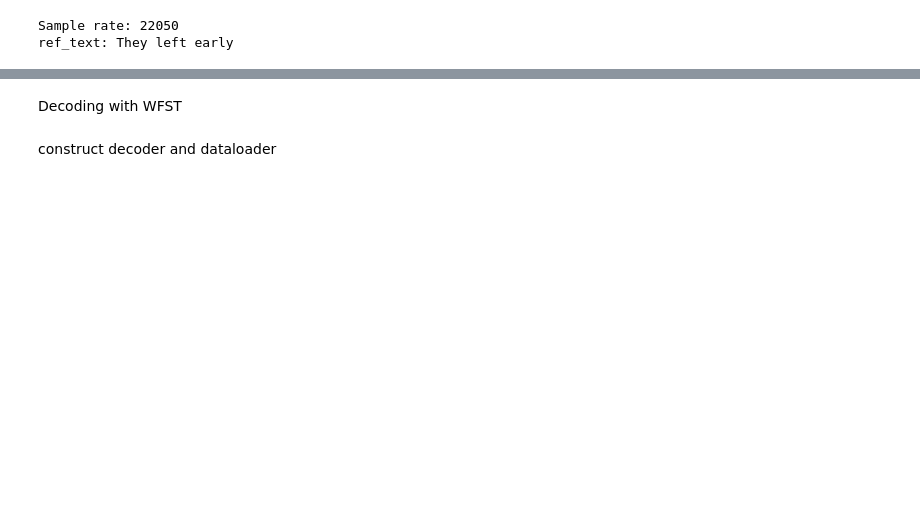
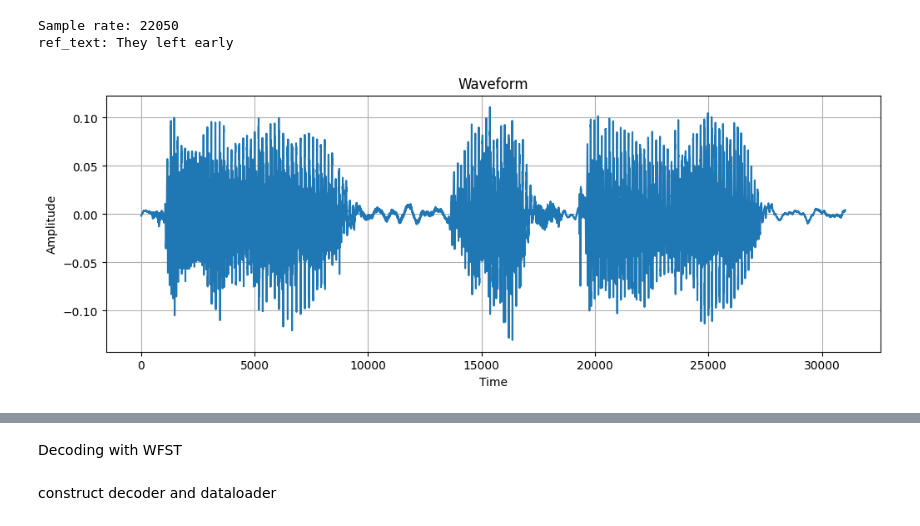
Before and after one commit to Berkeley-Speech-Group/DysfluentWFST, a Jupyter notebook: main.ipynb, the cells around one changed output, grey strips where cells are left out. Cells and saved outputs as stored; diff of their text form; code cells hidden in the pictures; blank space fills up the shorter version.

```diff
--- a/main.ipynb
+++ b/main.ipynb
@@ -24,6 +24,18 @@ print(f'ref_text: {ref_text}')
 [interactive output not drawn]
 Sample rate: 22050
 ref_text: They left early
+# %%
+# plot the waveform
+import matplotlib.pyplot as plt
+plt.figure(figsize=(12, 4))
+plt.plot(waveform.t().numpy())
+plt.title("Waveform")
+plt.xlabel("Time")
+plt.ylabel("Amplitude")
+plt.grid()
+plt.show()
+# %% [output]
+[figure, added]
 # %%
 # Load pre-trained Wav2Vec 2.0 model and processor
 processor = Wav2Vec2Processor.from_pretrained("facebook/wav2vec2-xlsr-53-phon-cv-ft")
```
Also changed, not shown: parts of 9 cells of this notebook, 5 other files.
